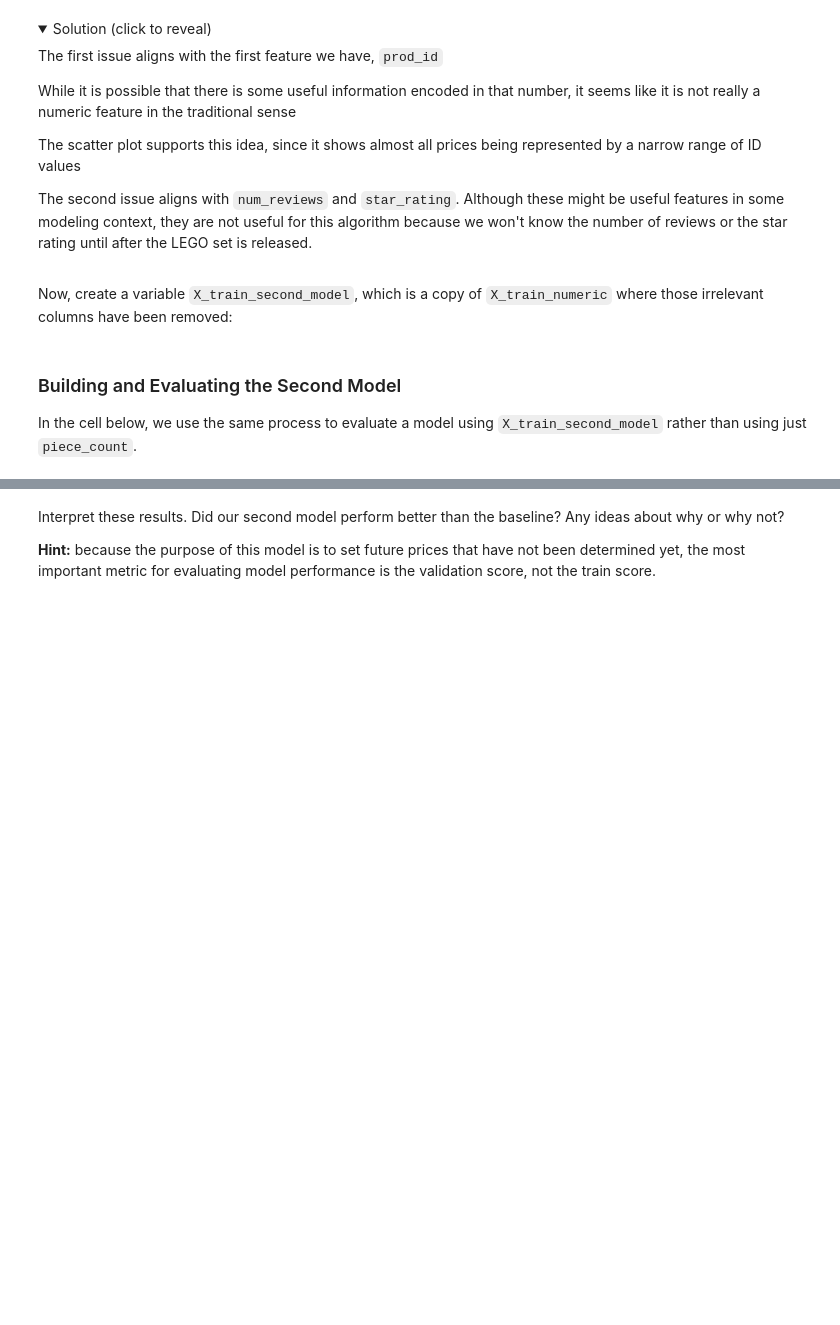
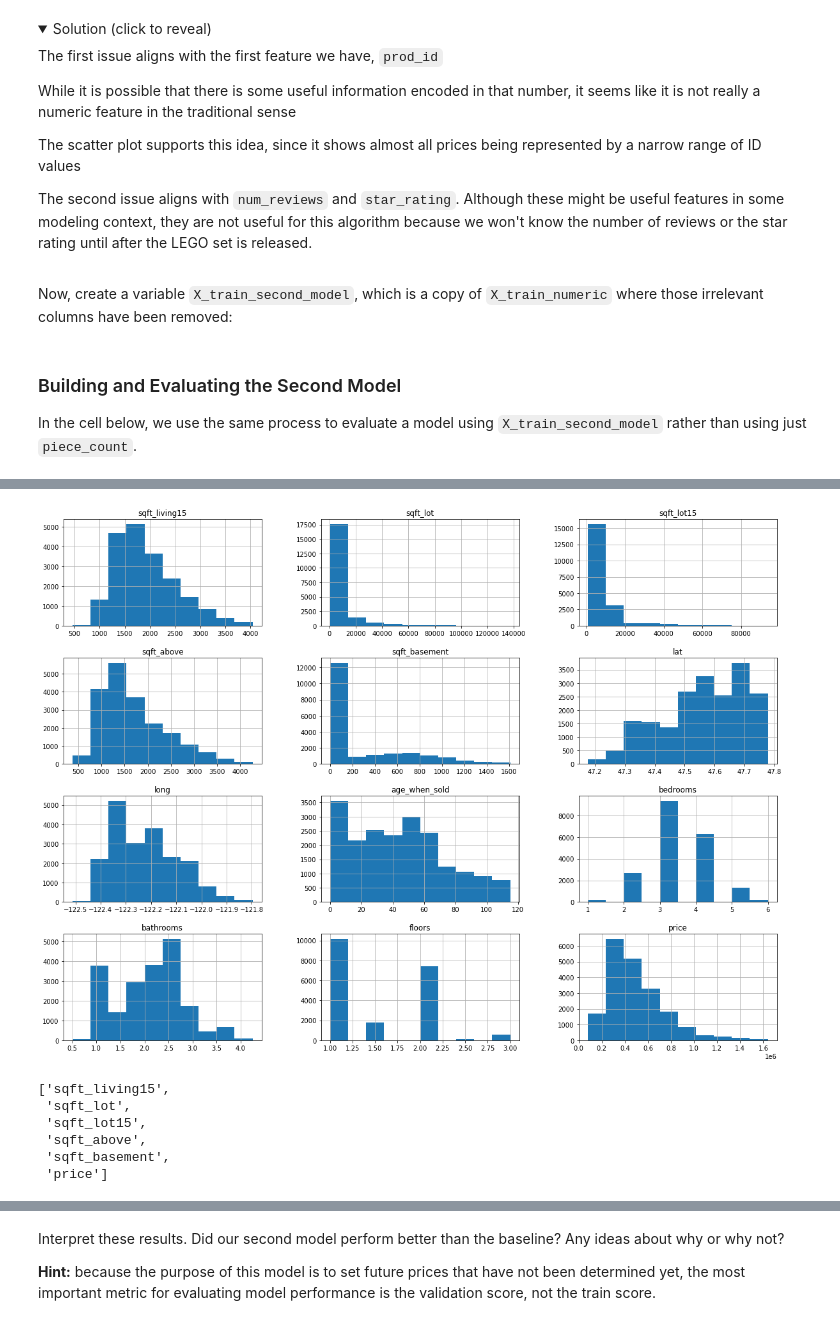
Before and after one commit to vict0rkang/dsc-phase-2-project-v2-3, a Jupyter notebook: index.ipynb, the cells around one changed output, grey strips where cells are left out. Cells and saved outputs as stored; diff of their text form; code cells hidden in the pictures; folded sections open; blank space fills up the shorter version.

```diff
--- a/index.ipynb
+++ b/index.ipynb
@@ -1050,0 +1310,2 @@ In the cell below, we use the same process to evaluate a model using `X_train_se
+# %%
+df2 = df.copy()
@@ -1050,0 +1339,8 @@ In the cell below, we use the same process to evaluate a model using `X_train_se
+# %%
+df_categories = pd.DataFrame()
+
+for cat in categorical:
+    df_categories[cat]=df2[cat].astype('category')
+    df_dummy = pd.get_dummies(df_categories[cat], prefix=cat, drop_first=True)
+    df_categories = df_categories.join(df_dummy)
+    df_categories.drop(labels=cat, axis=1, inplace=True)
@@ -1050,0 +1363,4 @@ In the cell below, we use the same process to evaluate a model using `X_train_se
+# %%
+dfohe= df2.drop(categorical, axis=1)
+dfohe = pd.concat([dfohe, df_categories], axis=1)
+dfohe.info()
@@ -1050,0 +1467,4 @@ In the cell below, we use the same process to evaluate a model using `X_train_se
+# %%
+dfohe[numerical+kindaboth+['price']].hist(figsize = (20,15));
+# %% [output]
+[figure, added]
@@ -1050,0 +1473,9 @@ In the cell below, we use the same process to evaluate a model using `X_train_se
+# %%
+trylog
+# %% [output]
+['sqft_living15',
+ 'sqft_lot',
+ 'sqft_lot15',
+ 'sqft_above',
+ 'sqft_basement',
+ 'price']
```
Also changed, not shown: parts of 62 cells of this notebook.
